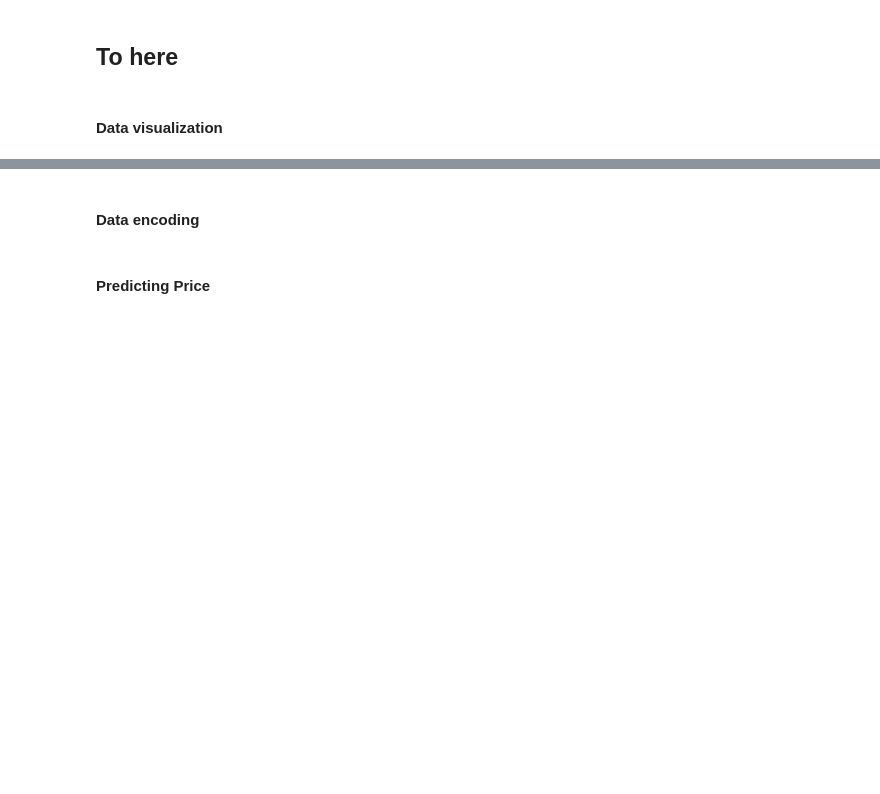
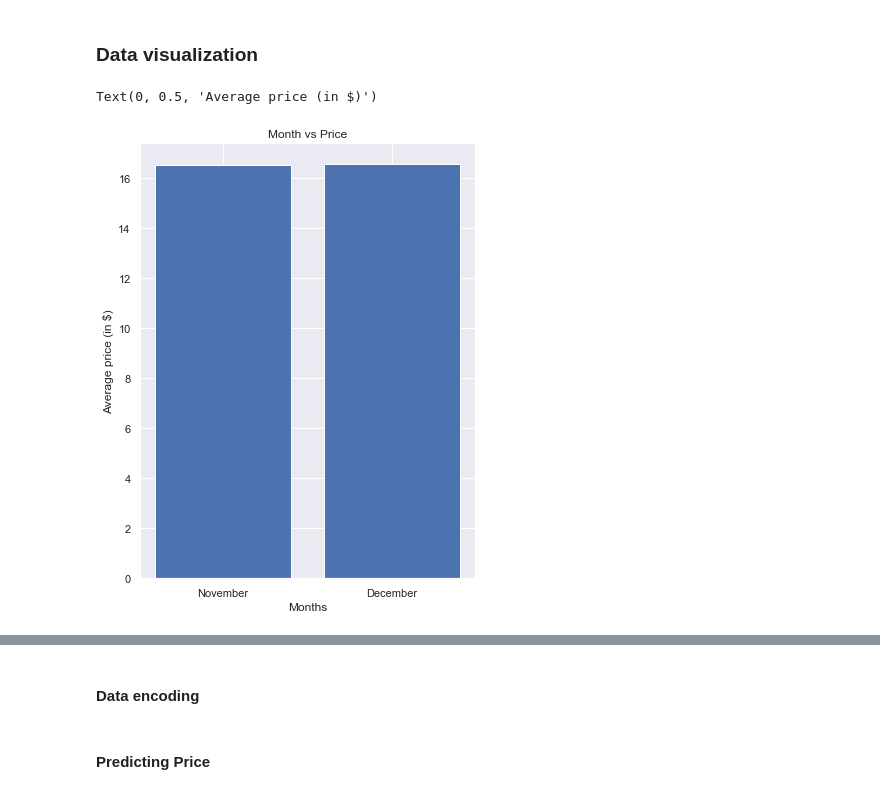
Before and after one commit to itsHarinderjit/Cab-Data-Analysis, a Jupyter notebook: Harinderjit_102017151.ipynb, the cells around one changed output, grey strips where cells are left out. Cells and saved outputs as stored; diff of their text form; code cells hidden in the pictures; blank space fills up the shorter version.

```diff
--- a/Harinderjit_102017151.ipynb
+++ b/Harinderjit_102017151.ipynb
@@ -52,5 +86,4 @@ df = df.dropna()
 N = df.shape[0]
 # %%
 df.loc[df.cab_type=='Uber','product_id'] = 'Uber'
-df = df.drop("id",axis="columns")
-df = df.drop("timezone",axis="columns")
+df = df.drop(["id","timezone","datetime"],axis="columns")
@@ -69,13 +89,0 @@ df_noNull=New_df.dropna()
-# %%
-x_noNull = df_noNull.drop("price",axis="columns")
-y_noNull=df_noNull[['price']]
-
-
-ml_model = linear_model.LinearRegression()
-ml_model.fit(x_noNull, y_noNull)
-
-x_with_Null = df_with_na.drop("price",axis="columns")
-y_with_Null = ml_model.predict(x_with_Null)
-df.loc[rows_with_nan,'price'] = y_with_Null
-# %% [markdown]
-## To here
@@ -84,15 +90,18 @@ df.columns
 # %% [markdown]
-#### Data visualization
+### Data visualization
 # %%
 ## Month vs price
-month_vs_price = plt.figure(figsize=(15, 10))
+month_vs_price = plt.figure(figsize=(6, 8))
 lst = []
 for i in range(11,13) :
     price = df.loc[df.month==i]['price'].mean()
     lst += [price]
 plt.bar(['November','December'],lst)
 plt.title("Month vs Price")
 plt.xlabel("Months")
 plt.ylabel("Average price (in $)")
+# %% [output]
+Text(0, 0.5, 'Average price (in $)')
+[figure, added]
 # %%
 ## time vs average price
```
Also changed, not shown: parts of 35 cells of this notebook.
